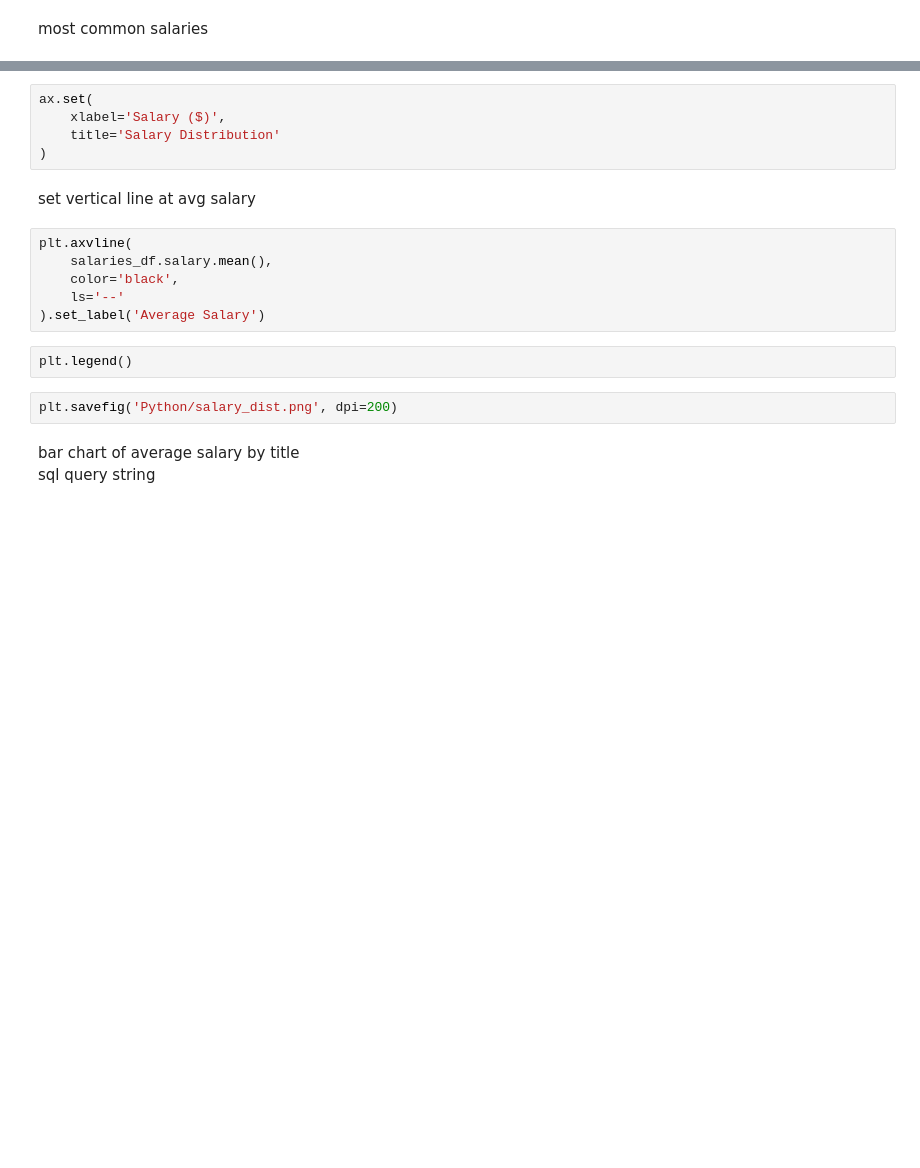
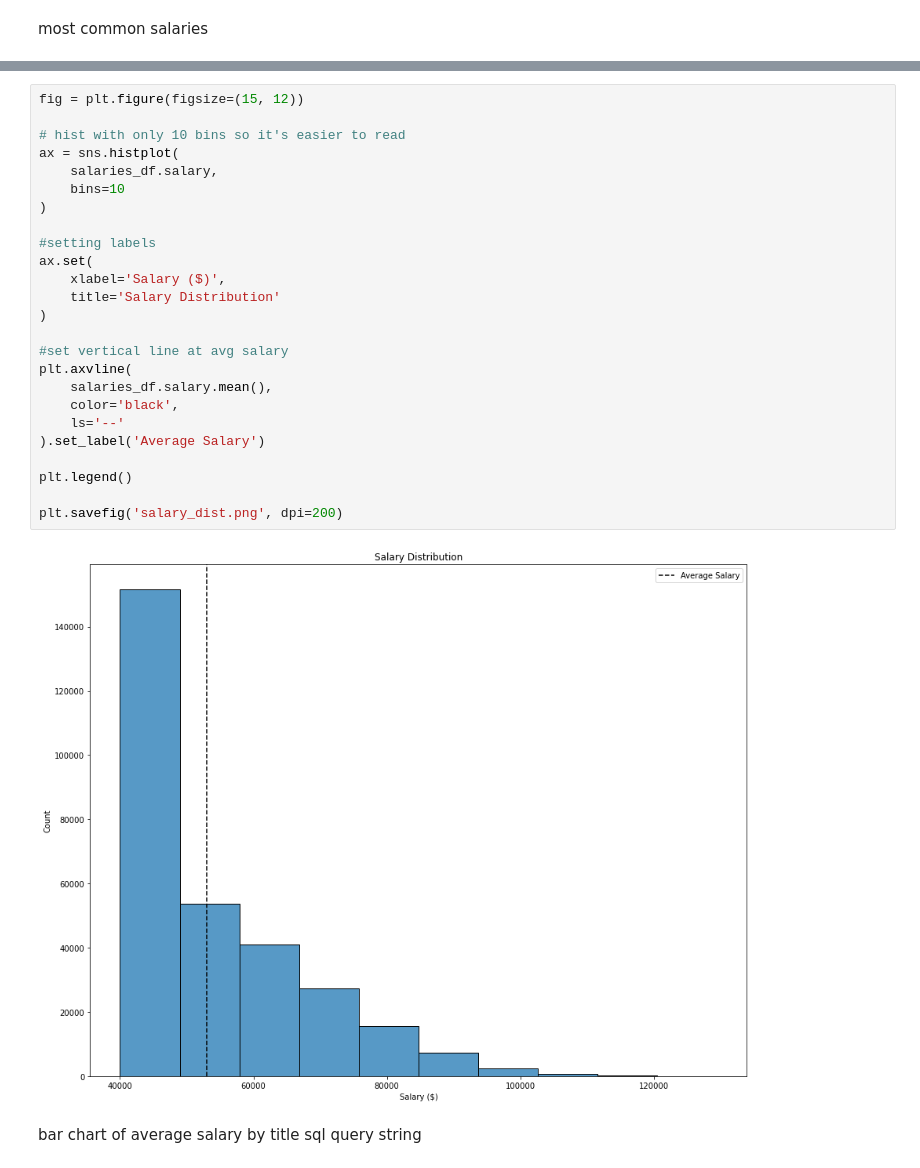
Before and after one commit to danielherfurth/sql-challenge, a Jupyter notebook: Python/bonus.ipynb, the cells around one changed output, grey strips where cells are left out. Cells and saved outputs as stored; diff of their text form; blank space fills up the shorter version.

Commit message:
checked the code to make sure it all runs. added the pictures of graphs.

```diff
--- a/Python/bonus.ipynb
+++ b/Python/bonus.ipynb
@@ -32,22 +21,32 @@ setting labels
-# %%
-ax.set(
-    xlabel='Salary ($)',
-    title='Salary Distribution'
-)
-# %% [markdown]
-set vertical line at avg salary
-# %%
-plt.axvline(
-    salaries_df.salary.mean(),
-    color='black',
-    ls='--'
-).set_label('Average Salary')
-# %%
-plt.legend()
-# %%
-plt.savefig('Python/salary_dist.png', dpi=200)
+# %%
+fig = plt.figure(figsize=(15, 12))
+
+# hist with only 10 bins so it's easier to read
+ax = sns.histplot(
+    salaries_df.salary,
+    bins=10
+)
+
+#setting labels
+ax.set(
+    xlabel='Salary ($)',
+    title='Salary Distribution'
+)
+
+#set vertical line at avg salary
+plt.axvline(
+    salaries_df.salary.mean(),
+    color='black',
+    ls='--'
+).set_label('Average Salary')
+
+plt.legend()
+
+plt.savefig('salary_dist.png', dpi=200)
+# %% [output]
+[figure, added]
 # %% [markdown]
-bar chart of average salary by title<br>
+bar chart of average salary by title
 sql query string
 # %%
 query = 'SELECT ROUND(AVG(salary), 2), d.dept_name \
```
Also changed, not shown: parts of 17 cells of this notebook, 2 other files.
